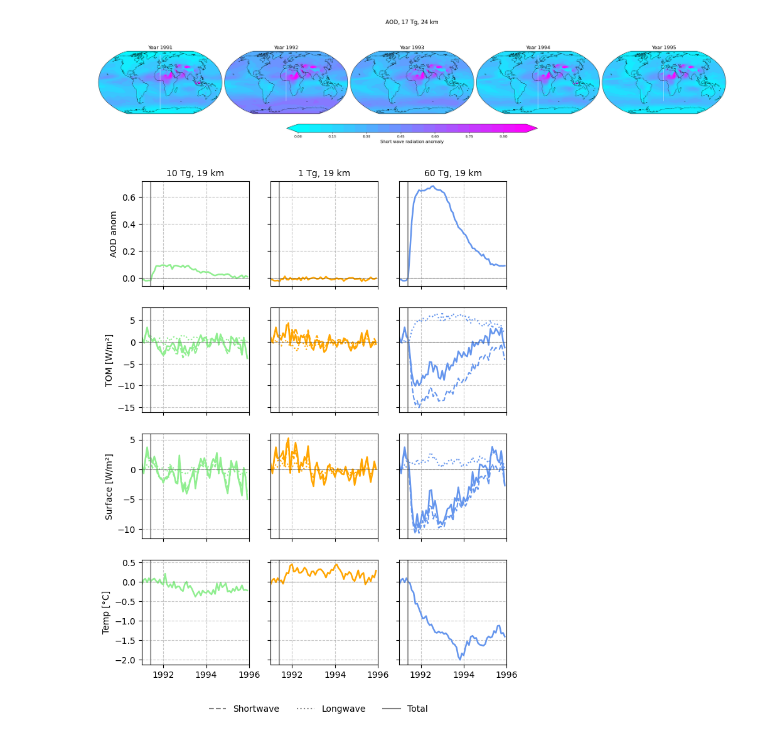
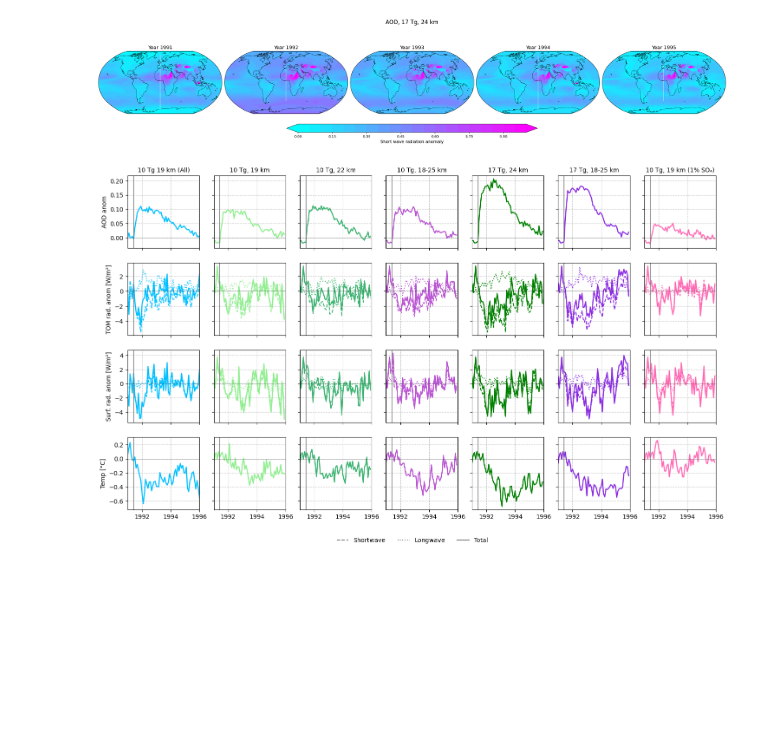
Before and after one commit to EliHHogemo/master_thesis, a Jupyter notebook: temp_rad_aod_check.ipynb, the cells around one changed output. Cells and saved outputs as stored; diff of their text form; code cells hidden in the pictures; blank space fills up the shorter version.

```diff
--- a/temp_rad_aod_check.ipynb
+++ b/temp_rad_aod_check.ipynb
@@ -704,15 +704,15 @@ total_surf_1pr = (netswsurf_1pr + netlwsurf_1pr).groupby("time.month") - baselin
 total_surf_60tg = (netswsurf_60tg + netlwsurf_60tg).groupby("time.month") - baseline_total
 # %%
 experiments = [
-   # (aod_anom, netswtom_anom, netlwtom_anom, total_tom_19, netswsurf_anom, netlwsurf_anom, total_surf_19, temp_19_anom, "deepskyblue", "10 Tg 19 km (All)"),
+   # (aod_anom_1tg,netswtom_1tg_anom, netlwtom_1tg_anom, total_tom_1tg, netswsurf_1tg_anom, netlwsurf_1tg_anom, total_surf_1tg, t_anom_1tg, "orange", "1 Tg, 19 km"),
+    (aod_anom, netswtom_anom, netlwtom_anom, total_tom_19, netswsurf_anom, netlwsurf_anom, total_surf_19, temp_19_anom, "deepskyblue", "10 Tg 19 km (All)"),
     (aod_anom_19_c, netswtom_19_c_anom, netlwtom_19_c_anom, total_tom_19_c, netswsurf_19_c_anom, netlwsurf_19_c_anom, total_surf_19_c, t_anom_19_c, "lightgreen", "10 Tg, 19 km"),
-   # (aod_anom_22,netswtom_22_anom, netlwtom_22_anom, total_tom_22,  netswsurf_22_anom, netlwsurf_22_anom, total_surf_22, t_anom_22, "mediumseagreen", "10 Tg, 22 km"),
-   # (aod_anom_1825,netswtom_1825_anom, netlwtom_1825_anom, total_tom_1825, netswsurf_1825_anom, netlwsurf_1825_anom, total_surf_1825, t_anom_1825, "mediumorchid", "10 Tg, 18-25 km"),
-   # (aod_anom_24,netswtom_24_anom, netlwtom_24_anom, total_tom_24, netswsurf_24_anom, netlwsurf_24_anom, total_surf_24, t_anom_24, "green", "17 Tg, 24 km"),
-   # (aod_anom_1825_17tg,netswtom_1825_17tg_anom, netlwtom_1825_17tg_anom, total_tom_1825_17tg, netswsurf_1825_17tg_anom, netlwsurf_1825_17tg_anom, total_surf_1825_17tg, t_anom_1825_17tg, "blueviolet", "17 Tg, 18-25 km"),
-   # (aod_anom_1pr,netswtom_1pr_anom, netlwtom_1pr_anom, total_tom_1pr, netswsurf_1pr_anom, netlwsurf_1pr_anom, total_surf_1pr, t_anom_1pr, "hotpink", "10 Tg, 19 km (1% SO₄)"),
-    (aod_anom_1tg,netswtom_1tg_anom, netlwtom_1tg_anom, total_tom_1tg, netswsurf_1tg_anom, netlwsurf_1tg_anom, total_surf_1tg, t_anom_1tg, "orange", "1 Tg, 19 km"),
-    (aod_anom_60tg,netswtom_60tg_anom, netlwtom_60tg_anom, total_tom_60tg, netswsurf_60tg_anom, netlwsurf_60tg_anom, total_surf_60tg, t_anom_60tg, "cornflowerblue", "60 Tg, 19 km")
+    (aod_anom_22,netswtom_22_anom, netlwtom_22_anom, total_tom_22,  netswsurf_22_anom, netlwsurf_22_anom, total_surf_22, t_anom_22, "mediumseagreen", "10 Tg, 22 km"),
+    (aod_anom_1825,netswtom_1825_anom, netlwtom_1825_anom, total_tom_1825, netswsurf_1825_anom, netlwsurf_1825_anom, total_surf_1825, t_anom_1825, "mediumorchid", "10 Tg, 18-25 km"),
+    (aod_anom_24,netswtom_24_anom, netlwtom_24_anom, total_tom_24, netswsurf_24_anom, netlwsurf_24_anom, total_surf_24, t_anom_24, "green", "17 Tg, 24 km"),
+    (aod_anom_1825_17tg,netswtom_1825_17tg_anom, netlwtom_1825_17tg_anom, total_tom_1825_17tg, netswsurf_1825_17tg_anom, netlwsurf_1825_17tg_anom, total_surf_1825_17tg, t_anom_1825_17tg, "blueviolet", "17 Tg, 18-25 km"),
+    (aod_anom_1pr,netswtom_1pr_anom, netlwtom_1pr_anom, total_tom_1pr, netswsurf_1pr_anom, netlwsurf_1pr_anom, total_surf_1pr, t_anom_1pr, "hotpink", "10 Tg, 19 km (1% SO₄)"),
+   # (aod_anom_60tg,netswtom_60tg_anom, netlwtom_60tg_anom, total_tom_60tg, netswsurf_60tg_anom, netlwsurf_60tg_anom, total_surf_60tg, t_anom_60tg, "cornflowerblue", "60 Tg, 19 km")
 ]
 
 eruption_date = cftime.DatetimeNoLeap(1991, 6, 1)
@@ -741,33 +741,33 @@ for i, (aod, sw_t, lw_t, tot_t, sw_s, lw_s, tot_s, tmp, color, name) in enumerat
 
     ax_surf = axes[2, i]
     sw_s.plot(ax=ax_surf, color=color, ls="--")
     lw_s.plot(ax=ax_surf, color=color, ls=":")
     tot_s.plot(ax=ax_surf, color=color, ls="-", lw=1.8)
     ax_surf.set_title("")
 
     ax_temp = axes[3, i]
     tmp.plot(ax=ax_temp, color=color, lw=1.8)
     ax_temp.set_title("")
 
     for ax in [ax_aod, ax_tom, ax_surf, ax_temp]:
         ax.grid(True, linestyle='--', alpha=0.7)
         ax.axvline(x=eruption_date, color="gray", linestyle="-", lw=1.5, alpha=0.8)
 
         ax.axhline(0, color="black", lw=0.6, alpha=0.4)
         ax.set_xlabel("")
         ax.set_ylabel("")
         ax.set_xlim(start_date, end_date)
 axes[0, 0].set_ylabel("AOD anom", fontsize=10)
-axes[1, 0].set_ylabel("TOM [W/m²]", fontsize=10)
-axes[2, 0].set_ylabel("Surface [W/m²]", fontsize=10)
+axes[1, 0].set_ylabel("TOM rad. anom [W/m²]", fontsize=10)
+axes[2, 0].set_ylabel("Surf. rad. anom [W/m²]", fontsize=10)
 axes[3, 0].set_ylabel("Temp [°C]", fontsize=10)
 
 custom_lines = [Line2D([0], [0], color='gray', ls='--'),
                 Line2D([0], [0], color='gray', ls=':'),
                 Line2D([0], [0], color='gray', ls='-')]
 fig.legend(custom_lines, ['Shortwave', 'Longwave', 'Total'],
            loc='lower center', ncol=3, frameon=False, bbox_to_anchor=(0.5, 0.02))
 
 plt.show()
 # %% [output]
-[figure, old version]
+[figure, new version]
```
Also changed, not shown: parts of 1 cell of this notebook, 6 other files.
